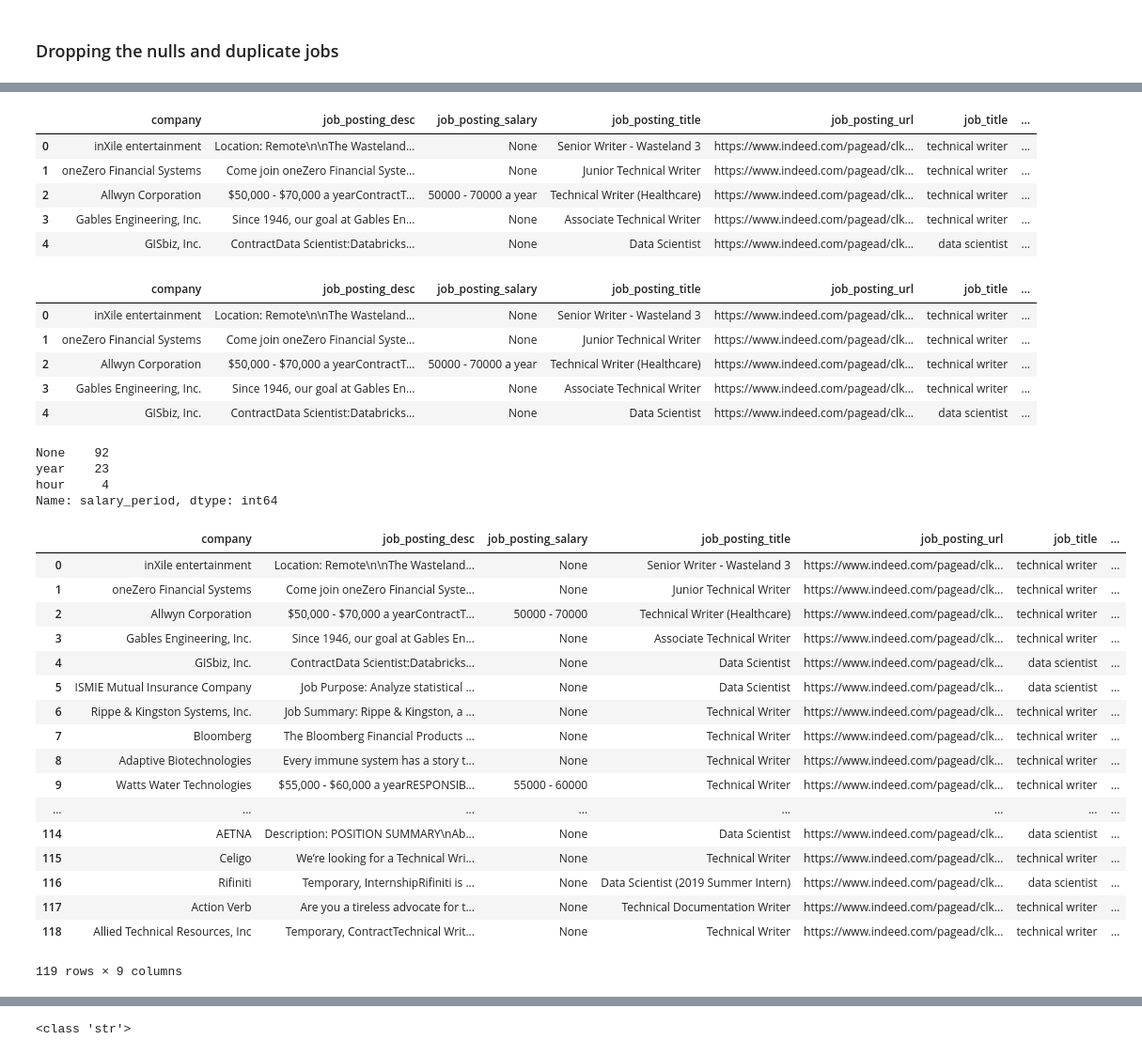
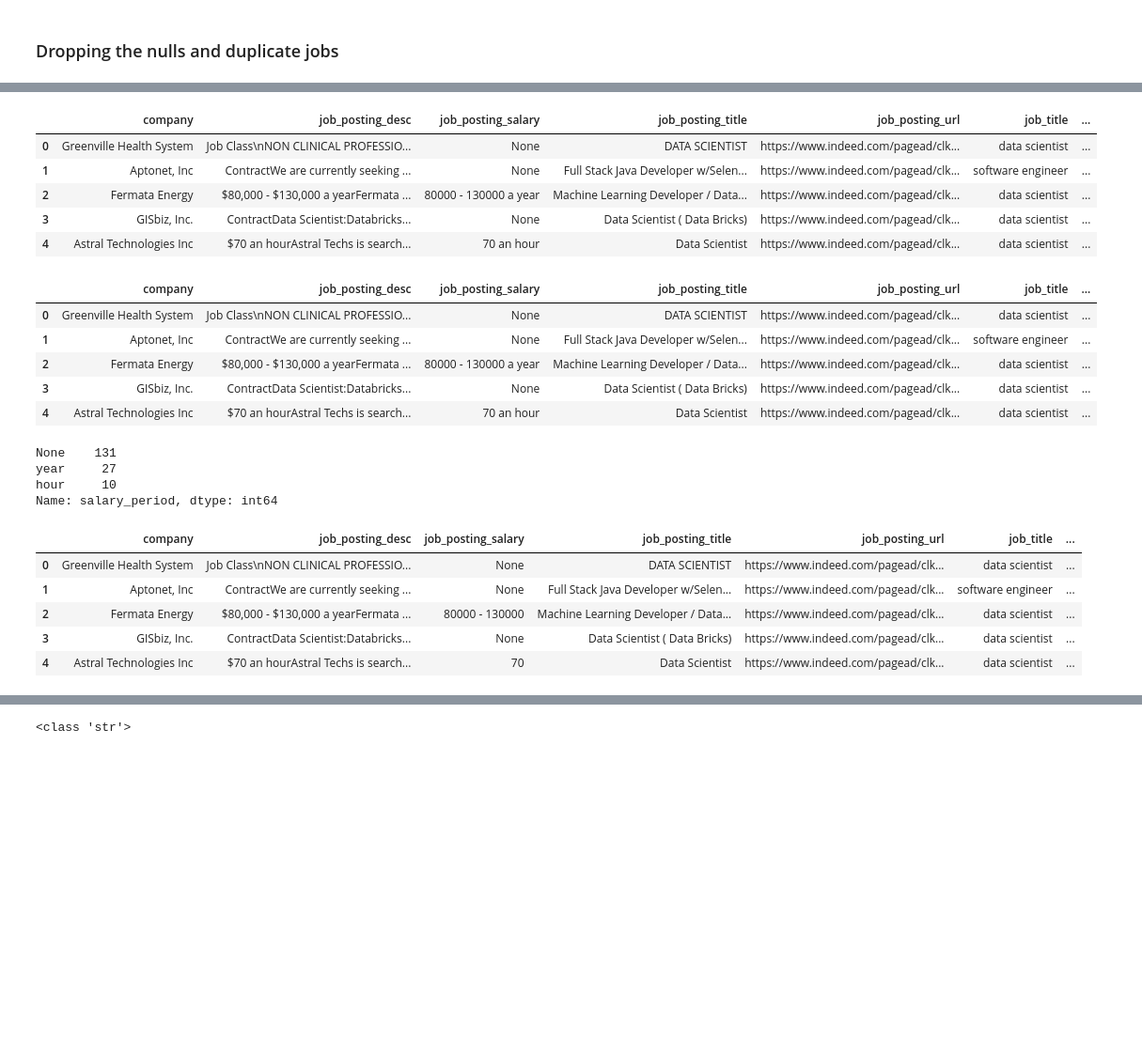
Before and after one commit to MenitaKoonani/Scala_Project_ML_Career_Service, a Jupyter notebook: data/Cleaning_Scraped_Data.ipynb, the cells around one changed output, grey strips where cells are left out. Shown: that part at 94% size. Drawn from its saved outputs; the diff is of its cells as text; code cells hidden in the pictures; blank space fills up the shorter version.

```diff
--- a/data/Cleaning_Scraped_Data.ipynb
+++ b/data/Cleaning_Scraped_Data.ipynb
@@ -36,2 +42,2 @@ Name: job_title, dtype: int64
 # %%
-# df['job_posting_salary'].value_counts()
+df['job_salary'] = df['job_posting_salary']
@@ -50,11 +49,11 @@ df['job_posting_salary'] = df['job_posting_salary'].str.replace('$', '')
 df.head()
 # %% [output]
 |  | company | job_posting_desc | job_posting_salary | job_posting_title | job_posting_url | job_title | ... |
-| 0 | inXile entertainment | Location: Remote\n\nThe Wasteland... | None | Senior Writer - Wasteland 3 | https://www.indeed.com/pagead/clk... | technical writer | ... |
-| 1 | oneZero Financial Systems | Come join oneZero Financial Syste... | None | Junior Technical Writer | https://www.indeed.com/pagead/clk... | technical writer | ... |
-| 2 | Allwyn Corporation | $50,000 - $70,000 a yearContractT... | 50000 - 70000 a year | Technical Writer (Healthcare) | https://www.indeed.com/pagead/clk... | technical writer | ... |
-| 3 | Gables Engineering, Inc. | Since 1946, our goal at Gables En... | None | Associate Technical Writer | https://www.indeed.com/pagead/clk... | technical writer | ... |
-| 4 | GISbiz, Inc. | ContractData Scientist:Databricks... | None | Data Scientist | https://www.indeed.com/pagead/clk... | data scientist | ... |
+| 0 | Greenville Health System | Job Class\nNON CLINICAL PROFESSIO... | None | DATA SCIENTIST | https://www.indeed.com/pagead/clk... | data scientist | ... |
+| 1 | Aptonet, Inc | ContractWe are currently seeking ... | None | Full Stack Java Developer w/Selen... | https://www.indeed.com/pagead/clk... | software engineer | ... |
+| 2 | Fermata Energy | $80,000 - $130,000 a yearFermata ... | 80000 - 130000 a year | Machine Learning Developer / Data... | https://www.indeed.com/pagead/clk... | data scientist | ... |
+| 3 | GISbiz, Inc. | ContractData Scientist:Databricks... | None | Data Scientist ( Data Bricks) | https://www.indeed.com/pagead/clk... | data scientist | ... |
+| 4 | Astral Technologies Inc | $70 an hourAstral Techs is search... | 70 an hour | Data Scientist | https://www.indeed.com/pagead/clk... | data scientist | ... |
 # %%
 df['salary_period'] = 'None'
 df['job_posting_salary'] = df['job_posting_salary'].fillna('None')
@@ -67,17 +66,17 @@ df.loc[(df['job_posting_salary'].str.contains("hour")),'salary_period'] = 'hour'
 df.head()
 # %% [output]
 |  | company | job_posting_desc | job_posting_salary | job_posting_title | job_posting_url | job_title | ... |
-| 0 | inXile entertainment | Location: Remote\n\nThe Wasteland... | None | Senior Writer - Wasteland 3 | https://www.indeed.com/pagead/clk... | technical writer | ... |
-| 1 | oneZero Financial Systems | Come join oneZero Financial Syste... | None | Junior Technical Writer | https://www.indeed.com/pagead/clk... | technical writer | ... |
-| 2 | Allwyn Corporation | $50,000 - $70,000 a yearContractT... | 50000 - 70000 a year | Technical Writer (Healthcare) | https://www.indeed.com/pagead/clk... | technical writer | ... |
-| 3 | Gables Engineering, Inc. | Since 1946, our goal at Gables En... | None | Associate Technical Writer | https://www.indeed.com/pagead/clk... | technical writer | ... |
-| 4 | GISbiz, Inc. | ContractData Scientist:Databricks... | None | Data Scientist | https://www.indeed.com/pagead/clk... | data scientist | ... |
+| 0 | Greenville Health System | Job Class\nNON CLINICAL PROFESSIO... | None | DATA SCIENTIST | https://www.indeed.com/pagead/clk... | data scientist | ... |
+| 1 | Aptonet, Inc | ContractWe are currently seeking ... | None | Full Stack Java Developer w/Selen... | https://www.indeed.com/pagead/clk... | software engineer | ... |
+| 2 | Fermata Energy | $80,000 - $130,000 a yearFermata ... | 80000 - 130000 a year | Machine Learning Developer / Data... | https://www.indeed.com/pagead/clk... | data scientist | ... |
+| 3 | GISbiz, Inc. | ContractData Scientist:Databricks... | None | Data Scientist ( Data Bricks) | https://www.indeed.com/pagead/clk... | data scientist | ... |
+| 4 | Astral Technologies Inc | $70 an hourAstral Techs is search... | 70 an hour | Data Scientist | https://www.indeed.com/pagead/clk... | data scientist | ... |
 # %%
 df['salary_period'].value_counts()
 # %% [output]
-None    92
-year    23
-hour     4
+None    131
+year     27
+hour     10
 Name: salary_period, dtype: int64
 # %%
 df["job_posting_salary"] = df["job_posting_salary"].str.replace(" a year", '')
@@ -86,26 +85,14 @@ df["job_posting_salary"] = df["job_posting_salary"].str.replace(" a week", '')
 df["job_posting_salary"] = df["job_posting_salary"].str.replace(" a day", '')
 df["job_posting_salary"] = df["job_posting_salary"].str.replace(" an hour", '')
 # %%
-df
+df.head()
 # %% [output]
 |  | company | job_posting_desc | job_posting_salary | job_posting_title | job_posting_url | job_title | ... |
-| 0 | inXile entertainment | Location: Remote\n\nThe Wasteland... | None | Senior Writer - Wasteland 3 | https://www.indeed.com/pagead/clk... | technical writer | ... |
-| 1 | oneZero Financial Systems | Come join oneZero Financial Syste... | None | Junior Technical Writer | https://www.indeed.com/pagead/clk... | technical writer | ... |
-| 2 | Allwyn Corporation | $50,000 - $70,000 a yearContractT... | 50000 - 70000 | Technical Writer (Healthcare) | https://www.indeed.com/pagead/clk... | technical writer | ... |
-| 3 | Gables Engineering, Inc. | Since 1946, our goal at Gables En... | None | Associate Technical Writer | https://www.indeed.com/pagead/clk... | technical writer | ... |
-| 4 | GISbiz, Inc. | ContractData Scientist:Databricks... | None | Data Scientist | https://www.indeed.com/pagead/clk... | data scientist | ... |
-| 5 | ISMIE Mutual Insurance Company | Job Purpose: Analyze statistical ... | None | Data Scientist | https://www.indeed.com/pagead/clk... | data scientist | ... |
-| 6 | Rippe & Kingston Systems, Inc. | Job Summary: Rippe & Kingston, a ... | None | Technical Writer | https://www.indeed.com/pagead/clk... | technical writer | ... |
-| 7 | Bloomberg | The Bloomberg Financial Products ... | None | Technical Writer | https://www.indeed.com/pagead/clk... | technical writer | ... |
-| 8 | Adaptive Biotechnologies | Every immune system has a story t... | None | Technical Writer | https://www.indeed.com/pagead/clk... | technical writer | ... |
-| 9 | Watts Water Technologies | $55,000 - $60,000 a yearRESPONSIB... | 55000 - 60000 | Technical Writer | https://www.indeed.com/pagead/clk... | technical writer | ... |
-| ... | ... | ... | ... | ... | ... | ... | ... |
-| 114 | AETNA | Description: POSITION SUMMARY\nAb... | None | Data Scientist | https://www.indeed.com/pagead/clk... | data scientist | ... |
-| 115 | Celigo | We’re looking for a Technical Wri... | None | Technical Writer | https://www.indeed.com/pagead/clk... | technical writer | ... |
-| 116 | Rifiniti | Temporary, InternshipRifiniti is ... | None | Data Scientist (2019 Summer Intern) | https://www.indeed.com/pagead/clk... | data scientist | ... |
-| 117 | Action Verb | Are you a tireless advocate for t... | None | Technical Documentation Writer | https://www.indeed.com/pagead/clk... | technical writer | ... |
-| 118 | Allied Technical Resources, Inc | Temporary, ContractTechnical Writ... | None | Technical Writer | https://www.indeed.com/pagead/clk... | technical writer | ... |
+| 0 | Greenville Health System | Job Class\nNON CLINICAL PROFESSIO... | None | DATA SCIENTIST | https://www.indeed.com/pagead/clk... | data scientist | ... |
+| 1 | Aptonet, Inc | ContractWe are currently seeking ... | None | Full Stack Java Developer w/Selen... | https://www.indeed.com/pagead/clk... | software engineer | ... |
+| 2 | Fermata Energy | $80,000 - $130,000 a yearFermata ... | 80000 - 130000 | Machine Learning Developer / Data... | https://www.indeed.com/pagead/clk... | data scientist | ... |
+| 3 | GISbiz, Inc. | ContractData Scientist:Databricks... | None | Data Scientist ( Data Bricks) | https://www.indeed.com/pagead/clk... | data scientist | ... |
+| 4 | Astral Technologies Inc | $70 an hourAstral Techs is search... | 70 | Data Scientist | https://www.indeed.com/pagead/clk... | data scientist | ... |
-119 rows × 9 columns
 # %%
 df['salary_lower'] = df["job_posting_salary"].str.split(" - ", n=1, expand=True)[0]
 df['salary_upper'] = df["job_posting_salary"].str.split(" - ", n=1, expand=True)[1]
```
Also changed, not shown: parts of 15 cells of this notebook, 6 other files.
